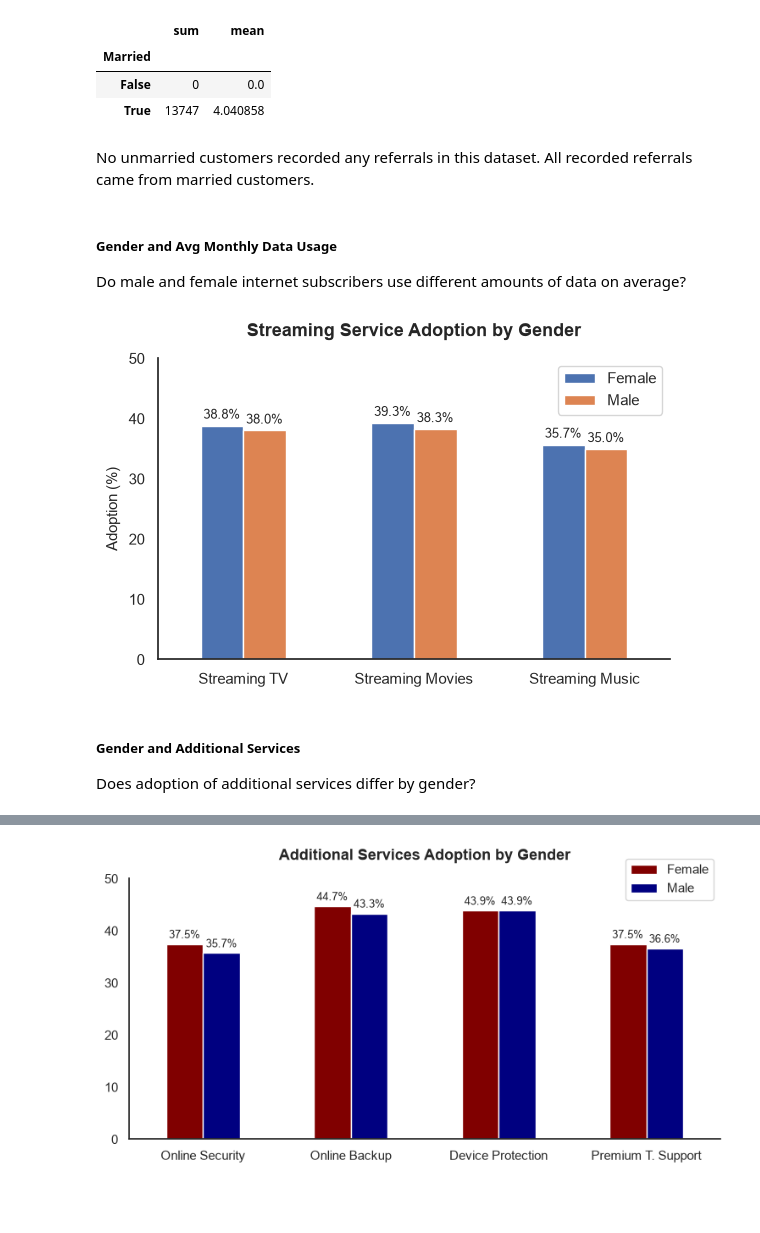
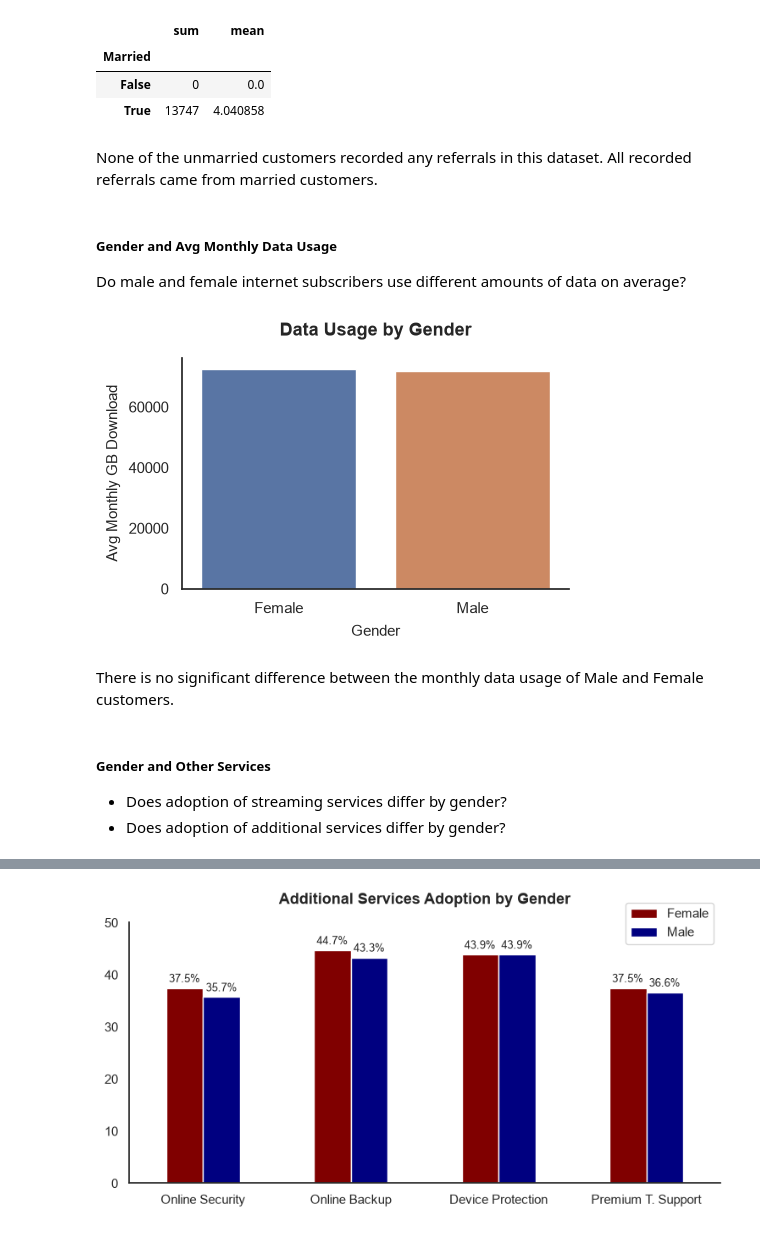
Before and after one commit to pendergataxel/telecom-customer-churn-analysis, a Jupyter notebook: notebooks/03_bivariate_and_churn_drivers.ipynb, the cells around one changed output, grey strips where cells are left out. Saved outputs shown, nothing was run; the diff lists cells and outputs as text; code cells hidden in the pictures; blank space fills up the shorter version.

```diff
--- a/notebooks/03_bivariate_and_churn_drivers.ipynb
+++ b/notebooks/03_bivariate_and_churn_drivers.ipynb
@@ -192,46 +191,27 @@ churn_df.groupby('Married')['Number of Referrals'].agg(['sum', 'mean'])
 | False | 0 | 0.0 |
 | True | 13747 | 4.040858 |
 # %% [markdown]
-No unmarried customers recorded any referrals in this dataset. All recorded referrals came from married customers.
+None of the unmarried customers recorded any referrals in this dataset. All recorded referrals came from married customers.
 # %% [markdown]
 ##### Gender and Avg Monthly Data Usage
 Do male and female internet subscribers use different amounts of data on average?
-# %%
-streaming_tv_by_gender = churn_df.groupby('Gender')['Streaming TV'].mean() * 100
-
-streaming_movies_by_gender = churn_df.groupby('Gender')['Streaming Movies'].mean() * 100
-
-streaming_music_by_gender = churn_df.groupby('Gender')['Streaming Music'].mean() * 100
-
-streaming_service_adoption = pd.DataFrame(
-    {
-        'Streaming TV': streaming_tv_by_gender,
-        'Streaming Movies': streaming_movies_by_gender,
-        'Streaming Music': streaming_music_by_gender
-    }
-).T
-
-ax = streaming_service_adoption.plot.bar(
-    figsize=(6, 4),
-    rot=0
-)
-
-for container in ax.containers:
-    ax.bar_label(
-        container,
-        fmt='%.1f%%',
-        padding=3,
-        fontsize=9
-    )
-
-ax.set_title('Streaming Service Adoption by Gender')
-ax.set_ylabel('Adoption (%)')
-ax.set_ylim(top=50)
-ax.legend(['Female', 'Male'])
-
-plt.tight_layout();
-# %% [output]
-[figure, removed]
+# %%
+gb_by_gender = internet_customers.groupby('Gender')['Avg Monthly GB Download'].sum().reset_index()
+
+sns.barplot(
+    gb_by_gender,
+    x='Gender',
+    y='Avg Monthly GB Download',
+    hue='Gender',
+    dodge=False
+)
+
+plt.title('Data Usage by Gender');
+# %% [output]
+[figure, added]
+# %% [markdown]
+There is no significant difference between the monthly data usage of Male and Female customers.
 # %% [markdown]
-##### Gender and Additional Services
-Does adoption of additional services differ by gender?
+##### Gender and Other Services
+- Does adoption of streaming services differ by gender?
+- Does adoption of additional services differ by gender?
```
Also changed, not shown: parts of 54 cells of this notebook.
